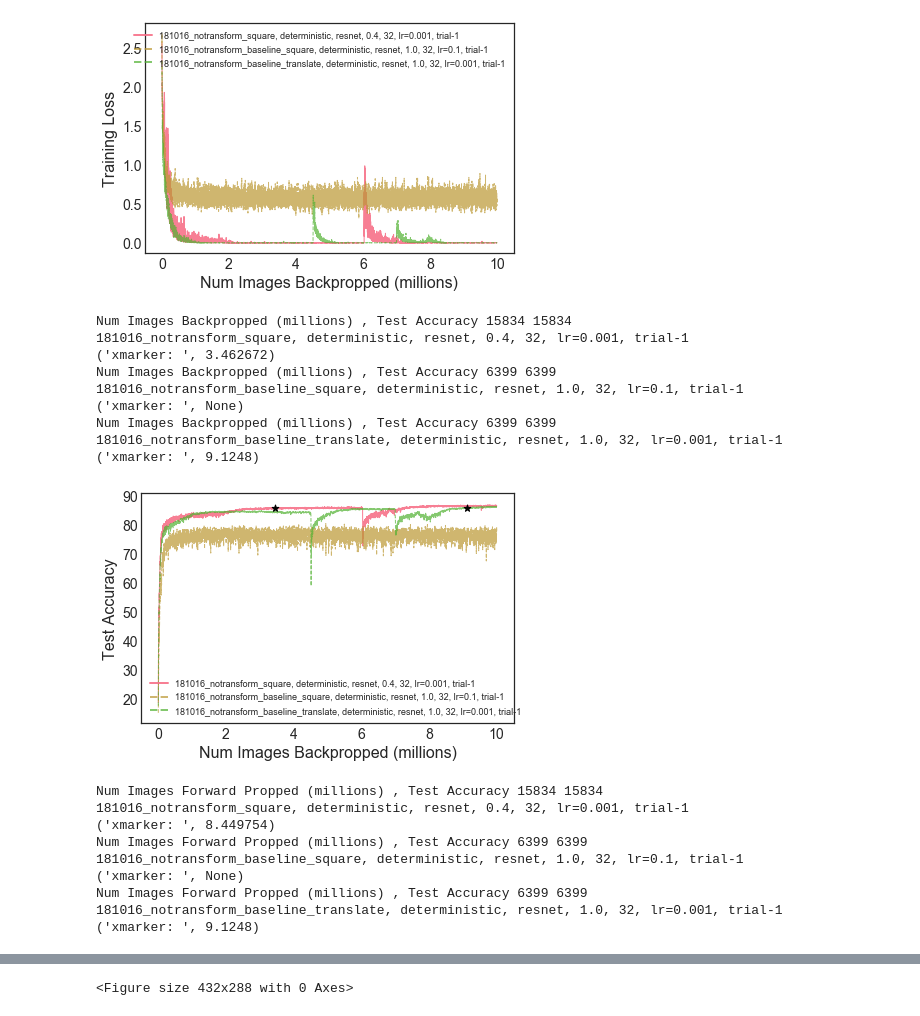
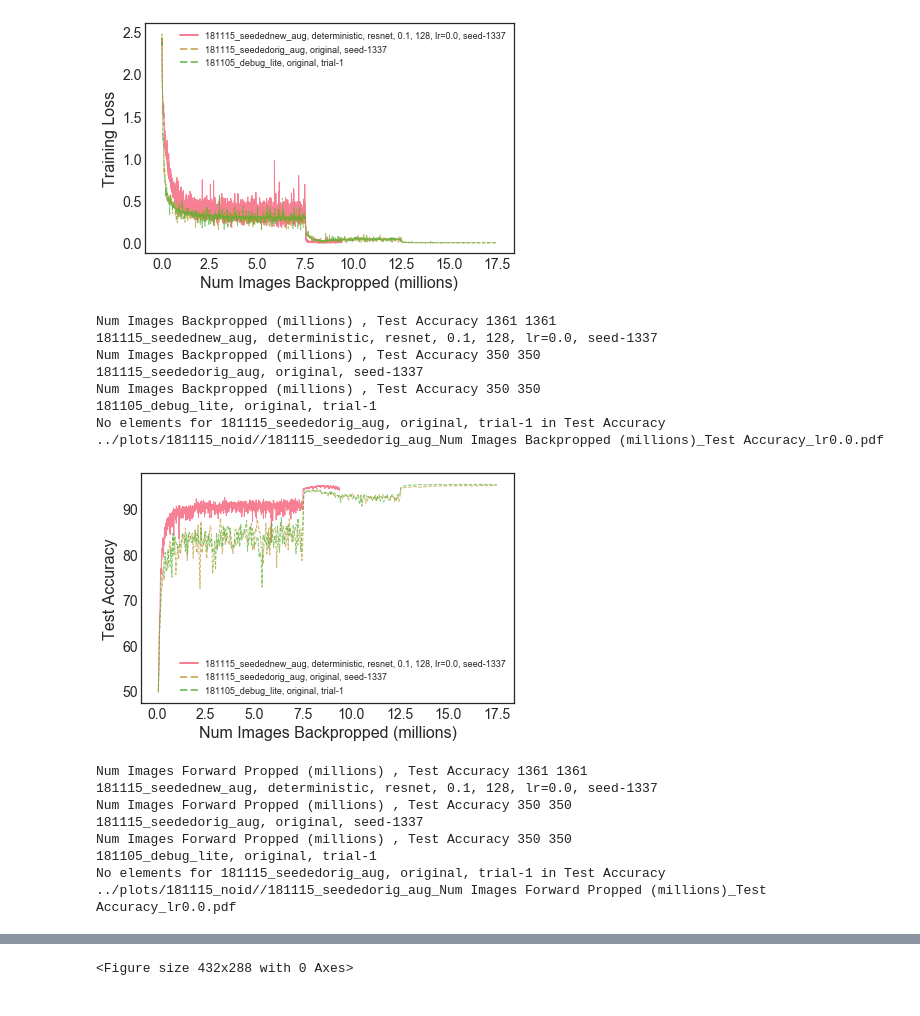
Before and after one commit to angelajiang/bias-in-datasets, a Jupyter notebook: active_learning/ipython/Attribution of Accuracy.ipynb, the cells around one changed output, grey strips where cells are left out. Drawn from its saved outputs; the diff is of its cells as text; code cells hidden in the pictures.

Commit message:
Add data and analysis for SB improvement with baseline check

```diff
--- a/active_learning/ipython/Attribution of Accuracy.ipynb
+++ b/active_learning/ipython/Attribution of Accuracy.ipynb
@@ -252,7 +255,7 @@ def plot_experiments(experiment_names,
                      trials=None,
                      sampling_mins=None,
                      smoothing=0,
-                     xlim=None,
+                     xmax=None,
                      ymin=None,
                      ymarker=None):
 
@@ -313,29 +316,23 @@ def plot_experiments(experiment_names,
             ratio_backpropped_by_config_ys[config] = ratio_backpropped_ys
 
 
-    plot(ratio_backpropped_by_config_xs, ratio_backpropped_by_config_ys, "Num Images Backpropped (millions)", "Aggregate Ratio Backpropped", plot_dir, smoothing, lw=3, ymin=0, xlim=xlim)
-    plot(train_num_backprops_by_config, train_losses_by_config, "Num Images Backpropped (millions)", "Training Loss", plot_dir, smoothing, lw=1, xlim=xlim)
-    plot(test_num_backprops_by_config, test_accuracies_by_config, "Num Images Backpropped (millions)", "Test Accuracy", plot_dir, smoothing, lw=1, ymin=ymin, xlim=xlim, ymarker=ymarker)
-    plot(test_num_inferences_by_config, test_accuracies_by_config, "Num Images Forward Propped (millions)", "Test Accuracy", plot_dir, smoothing, lw=1, ymin=ymin, xlim=xlim, ymarker=ymarker)
-    plot(test_num_backprops_by_config, test_losses_by_config, "Num Images Backpropped (millions)", "Test Loss", plot_dir, smoothing, lw=1, xlim=xlim)
+    plot(ratio_backpropped_by_config_xs, ratio_backpropped_by_config_ys, "Num Images Backpropped (millions)", "Aggregate Ratio Backpropped", plot_dir, smoothing, lw=3, ymin=0, xmax=xmax)
+    plot(train_num_backprops_by_config, train_losses_by_config, "Num Images Backpropped (millions)", "Training Loss", plot_dir, smoothing, lw=1, xmax=xmax)
+    plot(test_num_backprops_by_config, test_accuracies_by_config, "Num Images Backpropped (millions)", "Test Accuracy", plot_dir, smoothing, lw=1, ymin=ymin, xmax=xmax, ymarker=ymarker)
+    plot(test_num_inferences_by_config, test_accuracies_by_config, "Num Images Forward Propped (millions)", "Test Accuracy", plot_dir, smoothing, lw=1, ymin=ymin, xmax=xmax, ymarker=ymarker)
+    plot(test_num_backprops_by_config, test_losses_by_config, "Num Images Backpropped (millions)", "Test Loss", plot_dir, smoothing, lw=1, xmax=xmax)
 # %%
 plot_home_dir = "../plots"
-experiment_dir = "../data/output/cifar10/"
-
-plot_dir = "{}/181016_notransform/".format(plot_home_dir)
+experiment_dir = "../data/output/cifar10"
+plot_dir = "{}/181115_noid/".format(plot_home_dir)
 if not os.path.exists(plot_dir):
     os.makedirs(plot_dir)
 
-#experiment_names = ["181016_notransform_translate", "181016_notransform_nosquare", "181016_notransform_square", "181016_notransform_baseline_translate"]
-experiment_names = ["181016_notransform_square",
-                    "181016_notransform_baseline_square",
-                    "181016_notransform_baseline_translate"]
+experiment_names = ["181115_seededorig_aug"]
+experiment_names.append("181115_seedednew_aug")
+experiment_names.append("181105_debug_lite")
 plot_experiments(experiment_names,
                  experiment_dir,
                  plot_dir,
-                 lrs=[0.001, 0.1],
-                 sampling_mins=[0.4,1],
-                 trials=[1],
-                 smoothing=1,
-                 ymarker=86)
+                 trials=[1])
 # %% [output]
@@ -369,20 +360,18 @@ Num Images Backpropped (millions) , Training Loss 62499 62499
-[figure, old version]
+[figure, new version]
-Num Images Backpropped (millions) , Test Accuracy 15834 15834
-181016_notransform_square, deterministic, resnet, 0.4, 32, lr=0.001, trial-1
-('xmarker: ', 3.462672)
-Num Images Backpropped (millions) , Test Accuracy 6399 6399
-181016_notransform_baseline_square, deterministic, resnet, 1.0, 32, lr=0.1, trial-1
-('xmarker: ', None)
-Num Images Backpropped (millions) , Test Accuracy 6399 6399
-181016_notransform_baseline_translate, deterministic, resnet, 1.0, 32, lr=0.001, trial-1
-('xmarker: ', 9.1248)
+Num Images Backpropped (millions) , Test Accuracy 1361 1361
+181115_seedednew_aug, deterministic, resnet, 0.1, 128, lr=0.0, seed-1337
+Num Images Backpropped (millions) , Test Accuracy 350 350
+181115_seededorig_aug, original, seed-1337
+Num Images Backpropped (millions) , Test Accuracy 350 350
+181105_debug_lite, original, trial-1
+No elements for 181115_seededorig_aug, original, trial-1 in Test Accuracy
+../plots/181115_noid//181115_seededorig_aug_Num Images Backpropped (millions)_Test Accuracy_lr0.0.pdf
-[figure, old version]
+[figure, new version]
-Num Images Forward Propped (millions) , Test Accuracy 15834 15834
-181016_notransform_square, deterministic, resnet, 0.4, 32, lr=0.001, trial-1
-('xmarker: ', 8.449754)
-Num Images Forward Propped (millions) , Test Accuracy 6399 6399
-181016_notransform_baseline_square, deterministic, resnet, 1.0, 32, lr=0.1, trial-1
-('xmarker: ', None)
-Num Images Forward Propped (millions) , Test Accuracy 6399 6399
-181016_notransform_baseline_translate, deterministic, resnet, 1.0, 32, lr=0.001, trial-1
-('xmarker: ', 9.1248)
+Num Images Forward Propped (millions) , Test Accuracy 1361 1361
+181115_seedednew_aug, deterministic, resnet, 0.1, 128, lr=0.0, seed-1337
+Num Images Forward Propped (millions) , Test Accuracy 350 350
+181115_seededorig_aug, original, seed-1337
+Num Images Forward Propped (millions) , Test Accuracy 350 350
+181105_debug_lite, original, trial-1
+No elements for 181115_seededorig_aug, original, trial-1 in Test Accuracy
+../plots/181115_noid//181115_seededorig_aug_Num Images Forward Propped (millions)_Test Accuracy_lr0.0.pdf
```
Also changed, not shown: parts of 6 cells of this notebook, 3 other files.
